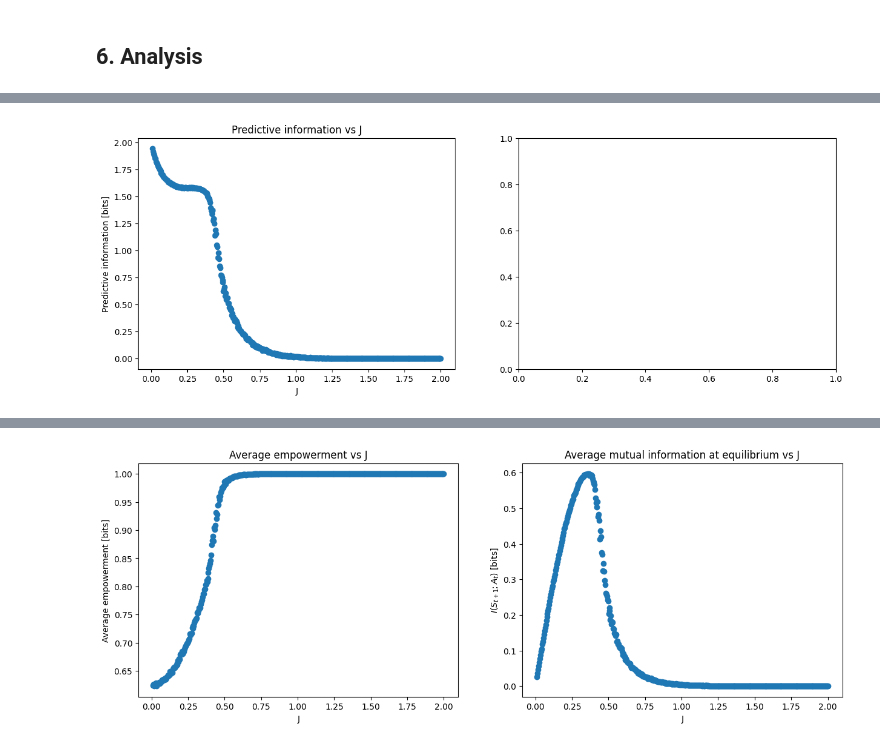
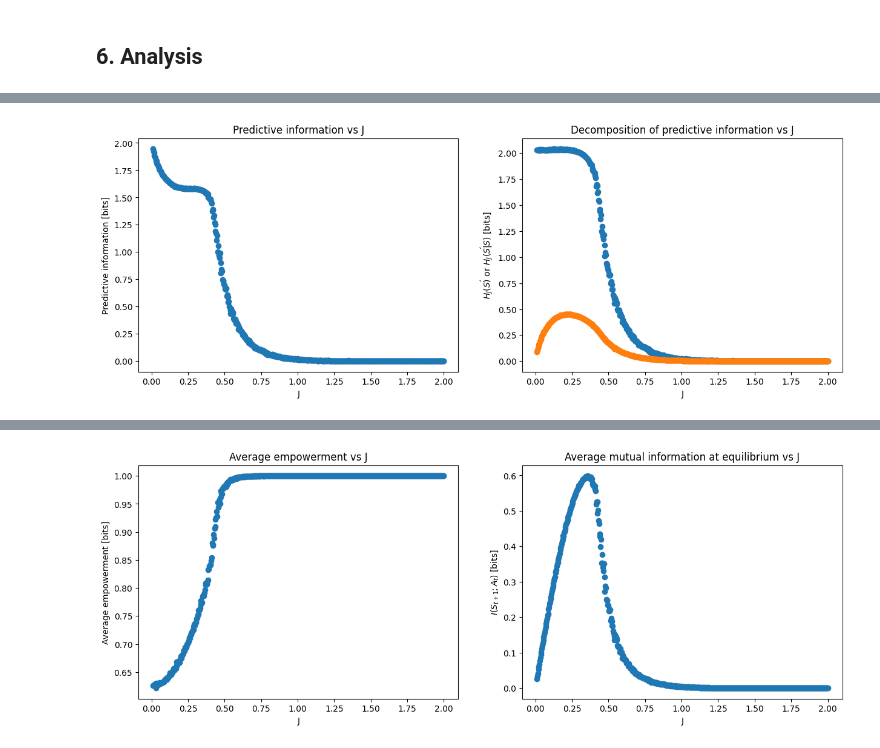
Before and after one commit to qianyangchen/IsingModel2D, a Jupyter notebook: Ising2D.ipynb, the cells around one changed output, grey strips where cells are left out. Drawn from its saved outputs; the diff is of its cells as text; code cells hidden in the pictures.

```diff
--- a/Ising2D.ipynb
+++ b/Ising2D.ipynb
@@ -122,13 +132,13 @@ def simulation(N, time, J, bias=0.5, seed=0, plot=True):
 
         for i, ax in enumerate(axes.flatten()):
             if i < 7:
-                ax.imshow(lattice)
+                ax.imshow(lattice, vmin=-1, vmax=1)
                 ax.set_title(f'Time = {i*stepsToPlot}')
                 sp, s, a, sNext, mu, m = metropolis(lattice, stepsToPlot, J, get_mu(lattice))
             else:
                 # for the last one run the rest of the steps and plot
                 sp, s, a, sNext, mu, m = metropolis(lattice, time - i*stepsToPlot, J, get_mu(lattice))
-                ax.imshow(lattice)
+                ax.imshow(lattice, vmin=-1, vmax=1)
                 ax.set_title(f'Time = {time}')
             spins = np.append(spins, sp)
             senses = np.append(senses, s)
@@ -143,14 +153,3 @@ def simulation(N, time, J, bias=0.5, seed=0, plot=True):
     return np.int8(spins), np.int8(senses), np.int8(actions), np.int8(sensesNext), mus, magnetisations
 # %% [output]
 nopython is set for njit and is ignored
-# %%
-N = 5
-a = np.random.randint(1,50,size=(N,N))
-print(a)
-x = 0
-y = 0
-print(f'a={a[x][y]}')
-print(f'up = {a[x-1][y]}')
-print(f'down = {a[(x+1)%N][y]}')
-print(f'left = {a[x][y-1]}')
-print(f'right = {a[x][(y+1)%N]}')
@@ -379,9 +365,9 @@ def get_free_energy(nextSensory, nextEnvironment, action, numBins=10):
 ## 6. Analysis
 # %%
 # simulation for one J
-N = 200
-time = 2000000
-J = 0.7
+N = 100
+time = 400000
+J = 0.5
 spins, senses, actions, sensesNext, mus, magnetisations = simulation(N, time, J, bias=0.75, seed=0)
 
 # plot energy and magnetisation
@@ -403,11 +389,11 @@ ax.set_ylabel('Magnetisation');
 # %%
 %%time
 # run for multiple J and compute analytical quantities for each J
-Js = np.linspace(0.01,2,500)
+Js = np.linspace(0.01,2,600)
 N = 100
 time = 1200000 # perform 1.2mil flips
 numSample = 200000 # take 20k observations to compute pi
-epsilon = 1e-6
+EPSILON = 1e-6
 
 # for pi
 pis = {}
@@ -452,7 +438,7 @@ for j in Js:
     pdf[j] = {1:(1+Mbar)/2, -1:(1-Mbar)/2}
     etpSigma[j] = 0
     for sig in pdf[j].keys():
-        if pdf[j][sig] > epsilon:
+        if pdf[j][sig] > EPSILON:
             etpSigma[j] -= pdf[j][sig]*np.log2(pdf[j][sig])
 
     # for free energy
@@ -463,10 +449,17 @@ Wall time: 39min 23s
 # %%
-# plots for PI
+# plots for PI, H(S') and H(S'|S)
 fig, axes = plt.subplots(nrows=1, ncols=2, figsize=(15, 5))
 ax = axes[0]
 ax.scatter(pis.keys(), pis.values())
 ax.set_title('Predictive information vs J');
 ax.set_xlabel('J');
 ax.set_ylabel('Predictive information [bits]');
+
+ax = axes[1]
+ax.scatter(etps.keys(), etps.values(), label=r'entropy $H_J(S\')$')
+ax.scatter(etps.keys(), np.array(list(etps.values())) - np.array(list(pis.values())), label=r'conditional entropy H(S\'|S)')
+ax.set_title(r'Decomposition of predictive information vs J');
+ax.set_xlabel('J');
+ax.set_ylabel(r'$H_J(S\')$ or $H_J(S\'|S)$ [bits]');
 # %% [output]
-[figure, old version]
+[figure, new version]
```
Also changed, not shown: parts of 29 cells of this notebook.
